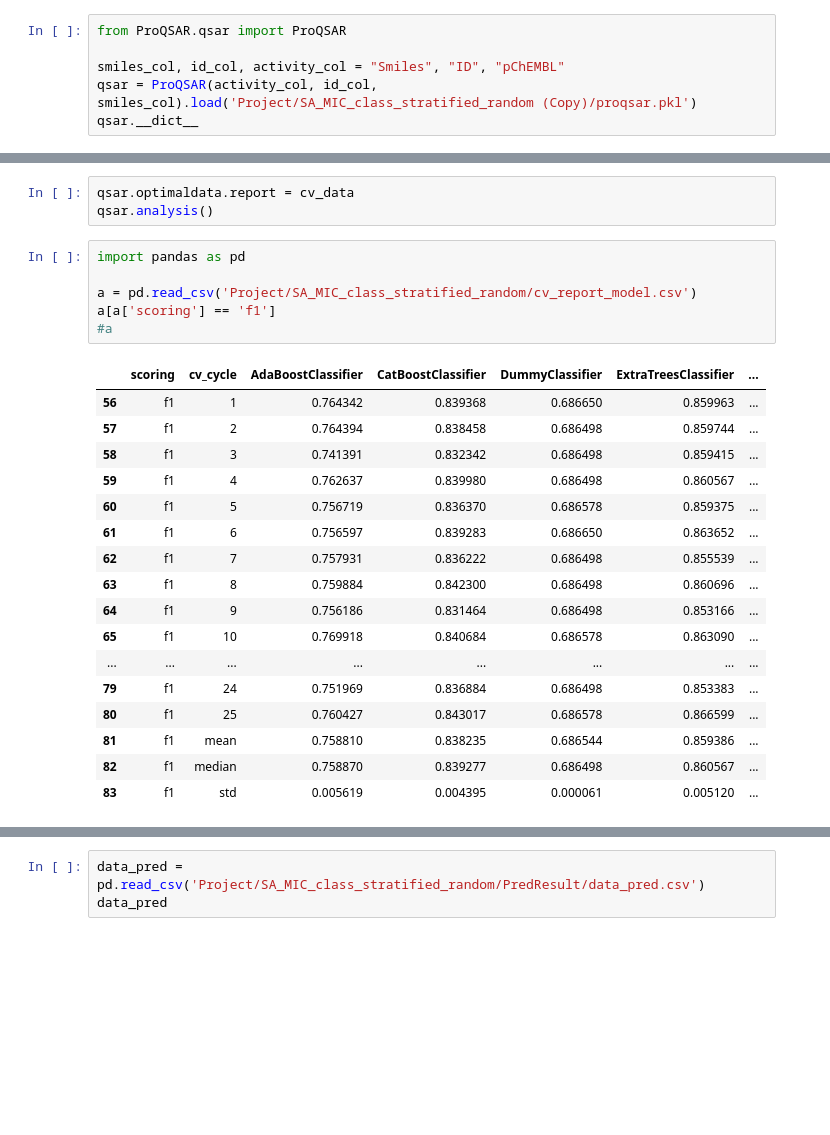
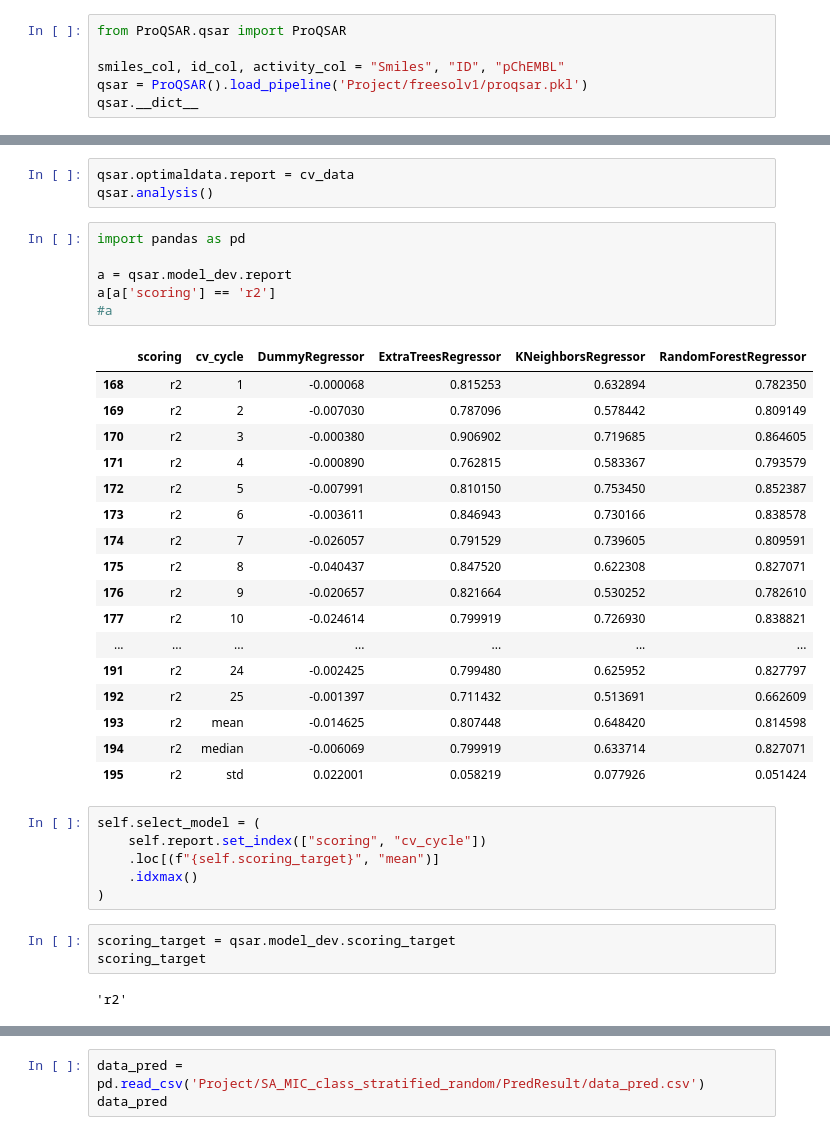
Before and after one commit to Medicine-Artificial-Intelligence/ProQSAR, a Jupyter notebook: .SA.ipynb, the cells around one changed output, grey strips where cells are left out. Cells and saved outputs as stored; diff of their text form; blank space fills up the shorter version.

```diff
--- a/.SA.ipynb
+++ b/.SA.ipynb
@@ -550,6 +550,6 @@ qsar.run_all(data_dev=sa, data_pred=inhouse, alpha=[0.05, 0.1, 0.2])
 from ProQSAR.qsar import ProQSAR
 
 smiles_col, id_col, activity_col = "Smiles", "ID", "pChEMBL"
-qsar = ProQSAR(activity_col, id_col, smiles_col).load('Project/SA_MIC_class_stratified_random (Copy)/proqsar.pkl')
+qsar = ProQSAR().load_pipeline('Project/freesolv1/proqsar.pkl')
 qsar.__dict__
 # %% [output]
@@ -640,24 +665,35 @@ qsar.analysis()
 # %%
 import pandas as pd
 
-a = pd.read_csv('Project/SA_MIC_class_stratified_random/cv_report_model.csv')
-a[a['scoring'] == 'f1']
+a = qsar.model_dev.report
+a[a['scoring'] == 'r2']
 #a
 # %% [output]
-|  | scoring | cv_cycle | AdaBoostClassifier | CatBoostClassifier | DummyClassifier | ExtraTreesClassifier | ... |
-| 56 | f1 | 1 | 0.764342 | 0.839368 | 0.686650 | 0.859963 | ... |
-| 57 | f1 | 2 | 0.764394 | 0.838458 | 0.686498 | 0.859744 | ... |
-| 58 | f1 | 3 | 0.741391 | 0.832342 | 0.686498 | 0.859415 | ... |
-| 59 | f1 | 4 | 0.762637 | 0.839980 | 0.686498 | 0.860567 | ... |
-| 60 | f1 | 5 | 0.756719 | 0.836370 | 0.686578 | 0.859375 | ... |
-| 61 | f1 | 6 | 0.756597 | 0.839283 | 0.686650 | 0.863652 | ... |
-| 62 | f1 | 7 | 0.757931 | 0.836222 | 0.686498 | 0.855539 | ... |
-| 63 | f1 | 8 | 0.759884 | 0.842300 | 0.686498 | 0.860696 | ... |
-| 64 | f1 | 9 | 0.756186 | 0.831464 | 0.686498 | 0.853166 | ... |
-| 65 | f1 | 10 | 0.769918 | 0.840684 | 0.686578 | 0.863090 | ... |
-| ... | ... | ... | ... | ... | ... | ... | ... |
-| 79 | f1 | 24 | 0.751969 | 0.836884 | 0.686498 | 0.853383 | ... |
-| 80 | f1 | 25 | 0.760427 | 0.843017 | 0.686578 | 0.866599 | ... |
-| 81 | f1 | mean | 0.758810 | 0.838235 | 0.686544 | 0.859386 | ... |
-| 82 | f1 | median | 0.758870 | 0.839277 | 0.686498 | 0.860567 | ... |
-| 83 | f1 | std | 0.005619 | 0.004395 | 0.000061 | 0.005120 | ... |
+|  | scoring | cv_cycle | DummyRegressor | ExtraTreesRegressor | KNeighborsRegressor | RandomForestRegressor |
+| 168 | r2 | 1 | -0.000068 | 0.815253 | 0.632894 | 0.782350 |
+| 169 | r2 | 2 | -0.007030 | 0.787096 | 0.578442 | 0.809149 |
+| 170 | r2 | 3 | -0.000380 | 0.906902 | 0.719685 | 0.864605 |
+| 171 | r2 | 4 | -0.000890 | 0.762815 | 0.583367 | 0.793579 |
+| 172 | r2 | 5 | -0.007991 | 0.810150 | 0.753450 | 0.852387 |
+| 173 | r2 | 6 | -0.003611 | 0.846943 | 0.730166 | 0.838578 |
+| 174 | r2 | 7 | -0.026057 | 0.791529 | 0.739605 | 0.809591 |
+| 175 | r2 | 8 | -0.040437 | 0.847520 | 0.622308 | 0.827071 |
+| 176 | r2 | 9 | -0.020657 | 0.821664 | 0.530252 | 0.782610 |
+| 177 | r2 | 10 | -0.024614 | 0.799919 | 0.726930 | 0.838821 |
+| ... | ... | ... | ... | ... | ... | ... |
+| 191 | r2 | 24 | -0.002425 | 0.799480 | 0.625952 | 0.827797 |
+| 192 | r2 | 25 | -0.001397 | 0.711432 | 0.513691 | 0.662609 |
+| 193 | r2 | mean | -0.014625 | 0.807448 | 0.648420 | 0.814598 |
+| 194 | r2 | median | -0.006069 | 0.799919 | 0.633714 | 0.827071 |
+| 195 | r2 | std | 0.022001 | 0.058219 | 0.077926 | 0.051424 |
+# %%
+self.select_model = (
+    self.report.set_index(["scoring", "cv_cycle"])
+    .loc[(f"{self.scoring_target}", "mean")]
+    .idxmax()
+)
+# %%
+scoring_target = qsar.model_dev.scoring_target
+scoring_target
+# %% [output]
+'r2'
```
Also changed, not shown: parts of 9 cells of this notebook, 2 other files.
